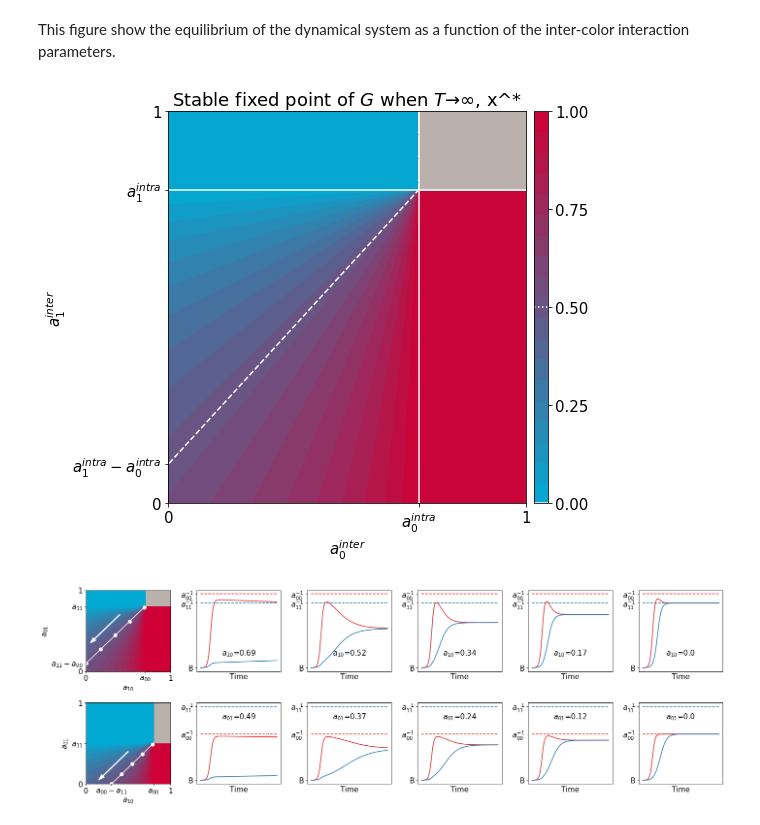
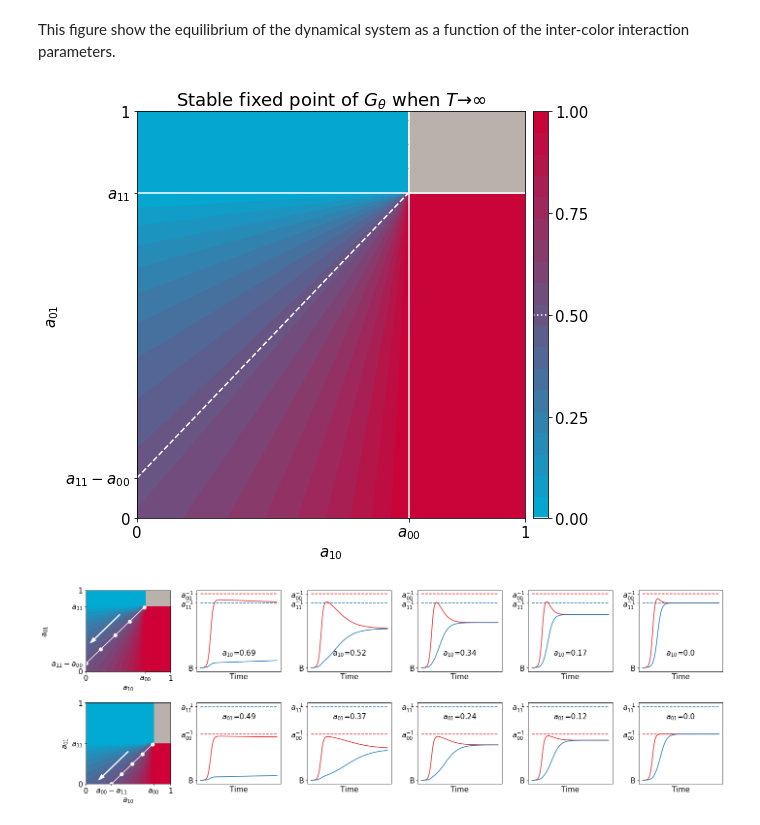
Before and after one commit to elifesciences-publications/estaudel, a Jupyter notebook: evolution_of_heredity/Supplementary_figures.ipynb, the cells around one changed output. Saved outputs shown, nothing was run; the diff lists cells and outputs as text; code cells hidden in the pictures.

Commit message:
Figures update before journal submission.

```diff
--- a/evolution_of_heredity/Supplementary_figures.ipynb
+++ b/evolution_of_heredity/Supplementary_figures.ipynb
@@ -305,39 +305,39 @@ fig, ax = plt.subplots(1,1, figsize=(8,7))
 div = make_axes_locatable(ax)
 cax = div.append_axes("right", size="4%", pad=0.11)
 
 # Background
 im = ax.contourf(Xa, Ya, Za, cmap=BLUE_RED, levels=levels)
 ax.contourf(Xa, Ya, np.int_(np.isnan(Za)), colors='white', levels=[0.1,1],  hatches='/')
 ax.contour(Xa,Ya,Za,colors='w',linestyles='--',levels=[0.5])
 
 #ax.contourf(Xa, Ya, np.int_(np.isnan(Za)), colors='white', levels=[0.1,1],  hatches='/')
 
 ax.fill_between(x=[a0,1],y1=[a1,a1], y2=[1,1], color='#bab0ac')
 
 # Colorbar
 cb = plt.colorbar(im, cax=cax, ticks=ticks)
 ax.hlines(a1,0,1,color='w',linestyles='-')
 ax.vlines(a0,0,1,color='w',linestyles='-')
 cax.plot([0,1],[0.5,0.5],color='w',ls=':')
 cax.plot([0,1],[1,1],color='w',ls='-')
 cax.plot([0,1],[0,0],color='w',ls='-')
 
 # Set axis
 ax.set(
-        xlabel=r'$a_0^{inter}$',
-        ylabel=r'$a_1^{inter}$',
-        title=r'Stable fixed point of $G$ when $T \to \infty$, x^*',
+        xlabel=r'$a_{10}$',
+        ylabel=r'$a_{01}$',
+        title=r'Stable fixed point of $G_\theta$ when $T \to \infty$',
         xlim=(Xa[0,0],Xa[-1,-1]),
         ylim=(Ya[0,0],Ya[-1,-1]),
         xticks=[0,a0,1],
-        xticklabels=[0,'$a_0^{intra}}$',1,],
-        yticklabels=[0, '$a_1^{intra}-a_0^{intra}$','$a_1^{intra}$',1,],
+        xticklabels=[0,'$a_{00}$',1,],
+        yticklabels=[0, '$a_{11}-a_{00}$','$a_{11}$',1,],
         yticks=[0,a1-a0,a1,1]
 );
 plt.tight_layout()
 plt.savefig('supfig/position_of_pstar.pdf')
 # %% [output]
-[figure, old version]
+[figure, new version]
 # %%
 def minipstar(ax, a0,a1):
     x = np.linspace(0,a0, 10)
```
Also changed, not shown: 8 other files.
